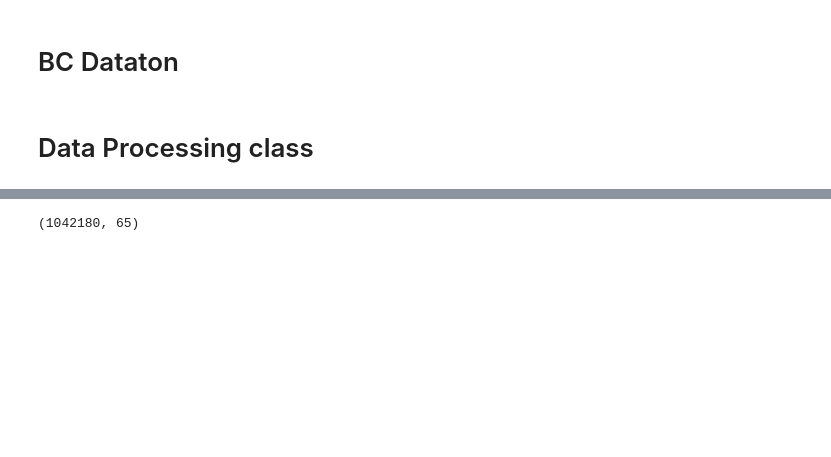
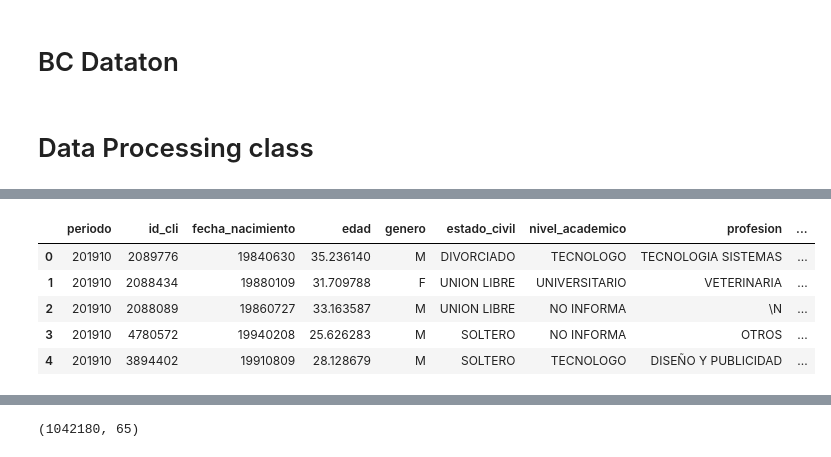
Before and after one commit to abdala9512/bc-dataton, a Jupyter notebook: notebooks/notebook_Miguel.ipynb, the cells around one changed output, grey strips where cells are left out. Cells and saved outputs as stored; diff of their text form; code cells hidden in the pictures; blank space fills up the shorter version.

```diff
--- a/notebooks/notebook_Miguel.ipynb
+++ b/notebooks/notebook_Miguel.ipynb
@@ -46,8 +46,15 @@ plt.rcParams['figure.figsize'] = [16.0, 10.0]
 # %%
 class DataFrameBuilder:
 
+    HEADER="https://bc-dataton2020.s3.amazonaws.com/dataton_all_data/header.txt"
+
     def __init__(self, dataframe):
-        self.original_dataframe = dataframe
+        self.original_dataframe = self._assign_columns(dataframe)
+
+    def _assign_columns(self, dataframe):
+        column_names = pd.read_csv(DataFrameBuilder.HEADER).columns.to_list()
+        dataframe.columns = column_names
+        return dataframe
 
     def handle_missing_data(self):
         pass
@@ -63,5 +70,3 @@ class DataFrameBuilder:
 
     def build(self):
         pass
-# %%
-data = pd.read_csv("../data/train_201902.csv", error_bad_lines=False)
@@ -95,0 +73,10 @@ data.head()
+# %%
+test_df = DataFrameBuilder(data)
+data.head()
+# %% [output]
+|  | periodo | id_cli | fecha_nacimiento | edad | genero | estado_civil | nivel_academico | profesion | ... |
+| 0 | 201910 | 2089776 | 19840630 | 35.236140 | M | DIVORCIADO | TECNOLOGO | TECNOLOGIA SISTEMAS | ... |
+| 1 | 201910 | 2088434 | 19880109 | 31.709788 | F | UNION LIBRE | UNIVERSITARIO | VETERINARIA | ... |
+| 2 | 201910 | 2088089 | 19860727 | 33.163587 | M | UNION LIBRE | NO INFORMA | \N | ... |
+| 3 | 201910 | 4780572 | 19940208 | 25.626283 | M | SOLTERO | NO INFORMA | OTROS | ... |
+| 4 | 201910 | 3894402 | 19910809 | 28.128679 | M | SOLTERO | TECNOLOGO | DISEÑO Y PUBLICIDAD | ... |
```
Also changed, not shown: parts of 6 cells of this notebook, 1 other file.
